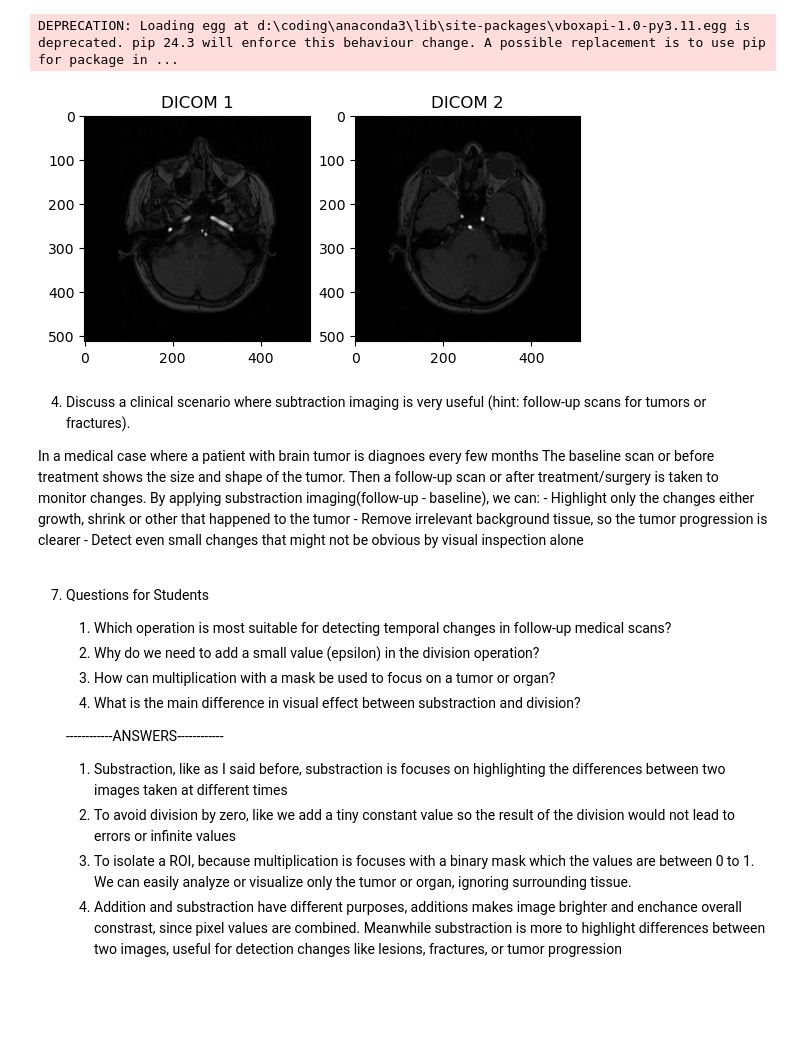
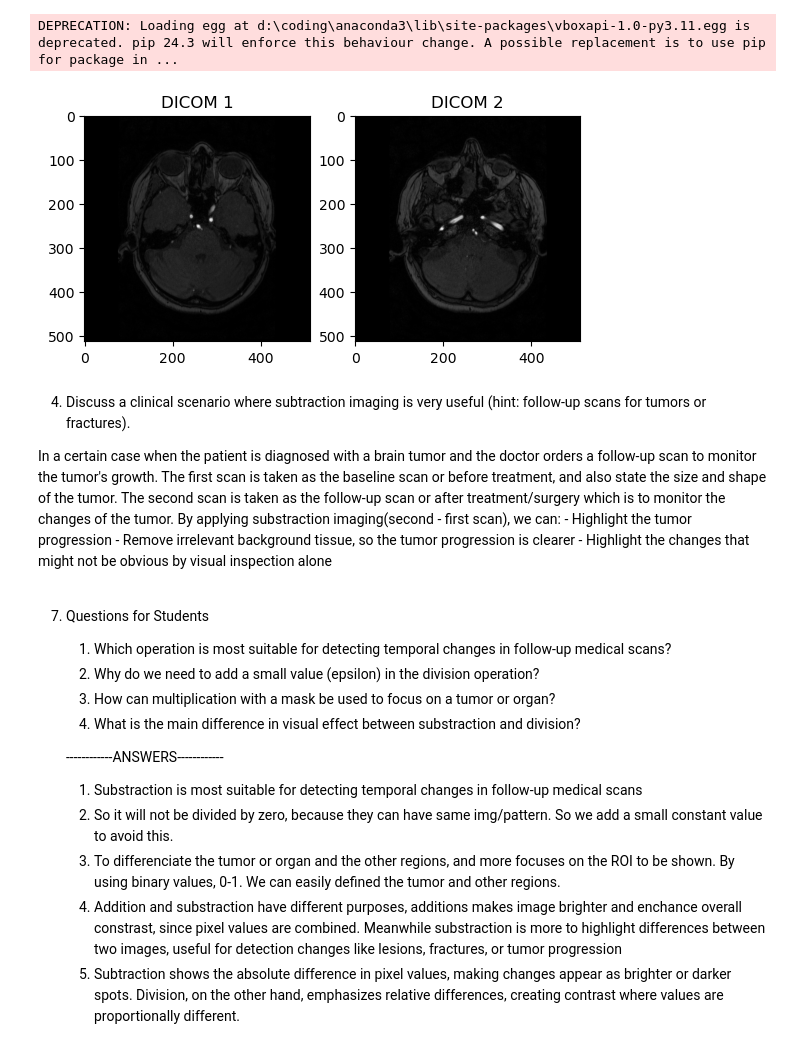
Before and after one commit to arkapds/Task1_MedicalImage, a Jupyter notebook: Task1_MedicalImage.ipynb, the cells around one changed output. Drawn from its saved outputs; the diff is of its cells as text; code cells hidden in the pictures; blank space fills up the shorter version.

```diff
--- a/Task1_MedicalImage.ipynb
+++ b/Task1_MedicalImage.ipynb
@@ -101,37 +97,37 @@ DEPRECATION: Loading egg at d:\coding\anaconda3\lib\site-packages\vboxapi-1.0-py
 # %%
 import numpy as np
 import matplotlib.pyplot as plt
 import pydicom
 
 # Load DICOM file
-ds1 = pydicom.dcmread("assets/1-021.dcm")
-ds2 = pydicom.dcmread("assets/1-035.dcm")
+ds1 = pydicom.dcmread("assets/1-037.dcm")
+ds2 = pydicom.dcmread("assets/1-023.dcm")
 
 # Convert to numpy arrays
 img1 = ds1.pixel_array.astype(float)
 img2 = ds2.pixel_array.astype(float)
 
 # Normalize (optional, so images are in 0–1 range)
 img1 = (img1 - np.min(img1)) / (np.max(img1) - np.min(img1))
 img2 = (img2 - np.min(img2)) / (np.max(img2) - np.min(img2))
 
 # Show both images
 plt.subplot(1,2,1); plt.imshow(img1, cmap="gray"); plt.title("DICOM 1")
 plt.subplot(1,2,2); plt.imshow(img2, cmap="gray"); plt.title("DICOM 2")
 plt.show()
 # %% [output]
-[figure, old version]
+[figure, new version]
 # %% [markdown]
 4. Discuss a clinical scenario where subtraction imaging is very useful (hint: follow-up
 scans for tumors or fractures).
 
-In a medical case where a patient with brain tumor is diagnoes every few months
-The baseline scan or before treatment shows the size and shape of the tumor.
-Then a follow-up scan or after treatment/surgery is taken to monitor changes.
-By applying substraction imaging(follow-up - baseline), we can:
-    - Highlight only the changes either growth, shrink or other that happened to the tumor
+In a certain case when the patient is diagnosed with a brain tumor and the doctor orders a follow-up scan to monitor the tumor's growth.
+The first scan is taken as the baseline scan or before treatment, and also state the size and shape of the tumor.
+The second scan is taken as the follow-up scan or after treatment/surgery which is to monitor the changes of the tumor.
+By applying substraction imaging(second - first scan), we can:
+    - Highlight the tumor progression
     - Remove irrelevant background tissue, so the tumor progression is clearer
-    - Detect even small changes that might not be obvious by visual inspection alone
+    - Highlight the changes that might not be obvious by visual inspection alone
 # %% [markdown]
 7. Questions for Students
     1. Which operation is most suitable for detecting temporal changes in follow-up medical scans?
@@ -140,8 +136,8 @@ By applying substraction imaging(follow-up - baseline), we can:
     4. What is the main difference in visual effect between substraction and division?
 
     ------------ANSWERS------------
-
-    1. Substraction, like as I said before, substraction is focuses on highlighting the differences between two images taken at different times
-    2. To avoid division by zero, like we add a tiny constant value so the result of the division would not lead to errors or infinite values
-    3. To isolate a ROI, because multiplication is focuses with a binary mask which the values are between 0 to 1. We can easily analyze or visualize only the tumor or organ, ignoring surrounding tissue.
+    1. Substraction is most suitable for detecting temporal changes in follow-up medical scans
+    2. So it will not be divided by zero, because they can have same img/pattern. So we add a small constant value to avoid this.
+    3. To differenciate the tumor or organ and the other regions, and more focuses on the ROI to be shown. By using binary values, 0-1. We can easily defined the tumor and other regions.
     4. Addition and substraction have different purposes, additions makes image brighter and enchance overall constrast, since pixel values are combined. Meanwhile substraction is more to highlight differences between two images, useful for detection changes like lesions, fractures, or tumor progression
+    4. Subtraction shows the absolute difference in pixel values, making changes appear as brighter or darker spots. Division, on the other hand, emphasizes relative differences, creating contrast where values are proportionally different.
```
Also changed, not shown: parts of 4 cells of this notebook, 12 other files.
